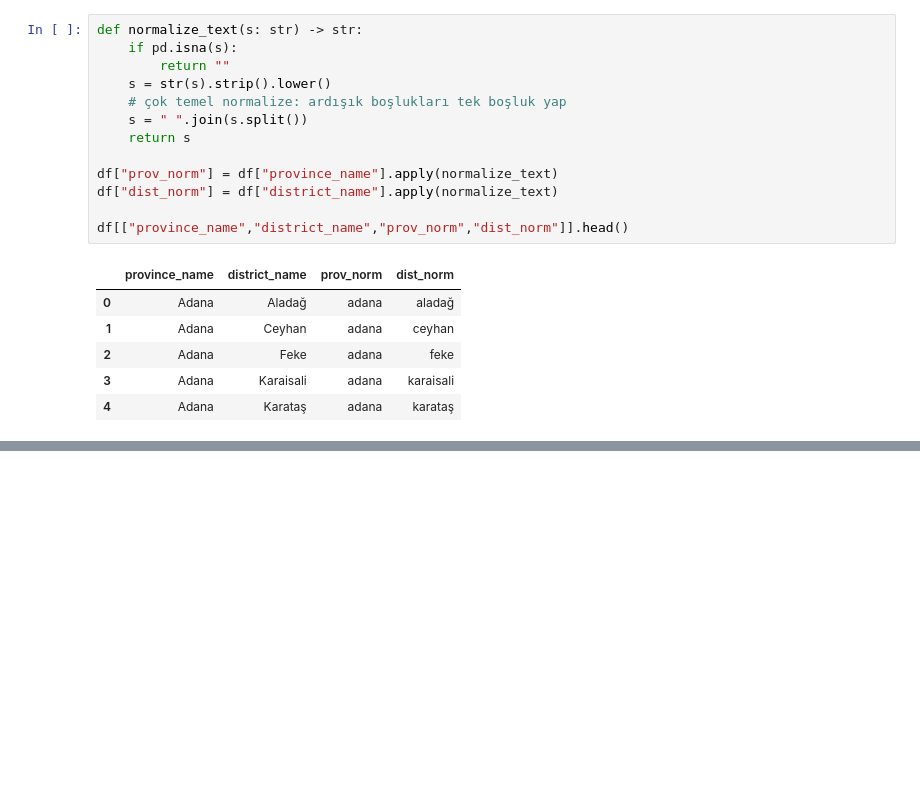
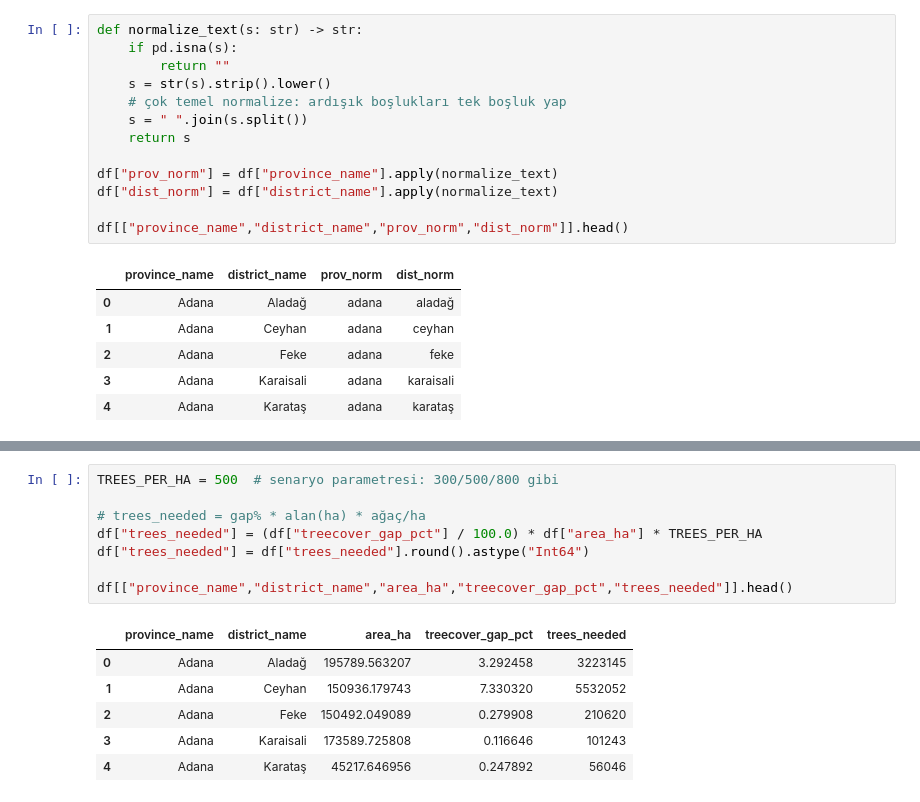
Before and after one commit to Eminetass/greensense-ai, a Jupyter notebook: notebooks/07_final_model_and_lookup.ipynb, the cells around one changed output, grey strips where cells are left out. Drawn from its saved outputs; the diff is of its cells as text; blank space fills up the shorter version.

```diff
--- a/notebooks/07_final_model_and_lookup.ipynb
+++ b/notebooks/07_final_model_and_lookup.ipynb
@@ -91,0 +331,15 @@ FileNotFoundError: Shapefile bulunamadı: ..\data\raw\admin_boundaries_gadm41_TU
+# %%
+TREES_PER_HA = 500  # senaryo parametresi: 300/500/800 gibi
+
+# trees_needed = gap% * alan(ha) * ağaç/ha
+df["trees_needed"] = (df["treecover_gap_pct"] / 100.0) * df["area_ha"] * TREES_PER_HA
+df["trees_needed"] = df["trees_needed"].round().astype("Int64")
+
+df[["province_name","district_name","area_ha","treecover_gap_pct","trees_needed"]].head()
+# %% [output]
+|  | province_name | district_name | area_ha | treecover_gap_pct | trees_needed |
+| 0 | Adana | Aladağ | 195789.563207 | 3.292458 | 3223145 |
+| 1 | Adana | Ceyhan | 150936.179743 | 7.330320 | 5532052 |
+| 2 | Adana | Feke | 150492.049089 | 0.279908 | 210620 |
+| 3 | Adana | Karaisali | 173589.725808 | 0.116646 | 101243 |
+| 4 | Adana | Karataş | 45217.646956 | 0.247892 | 56046 |
```
Also changed, not shown: parts of 13 cells of this notebook, 3 other files.
